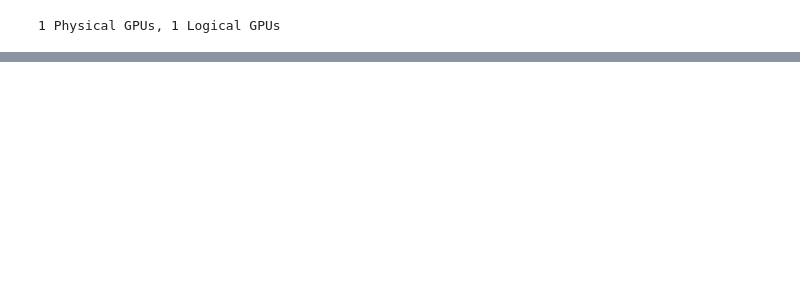
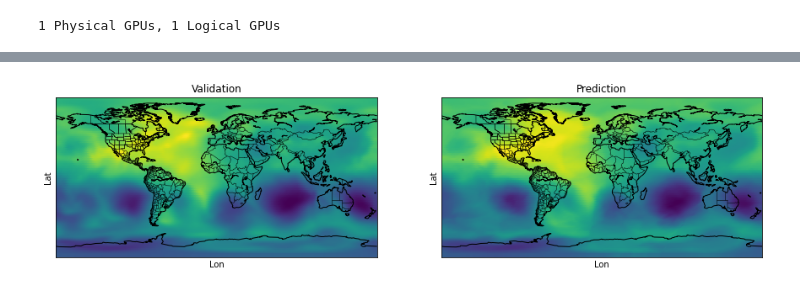
Before and after one commit to Cutwell/plymouth-university-proj518, a Jupyter notebook: saved_models/wind_time_regression.ipynb, the cells around one changed output, grey strips where cells are left out. Cells and saved outputs as stored; diff of their text form; code cells hidden in the pictures; blank space fills up the shorter version.

```diff
--- a/saved_models/wind_time_regression.ipynb
+++ b/saved_models/wind_time_regression.ipynb
@@ -205,0 +183,12 @@ test(model, yscaler, coords=test_coords)
+# %%
+def mirror(model, df, yscaler):
+    pred_df = df.copy()
+
+    pred = model.predict(pred_df)  # batch predict using model
+
+    pred = yscaler.inverse_transform(pred)  # transform back to original scale
+
+    # join prediction with original dataframe
+    pred_df["Chi"] = pred
+
+    return pred_df
@@ -205,0 +198,82 @@ test(model, yscaler, coords=test_coords)
+# %%
+L = loadingbar.LoadingBar(df["Day"].max())
+
+# create a figure with two subplots
+fig, (ax1, ax2) = plt.subplots(1, 2, figsize=(15, 4))
+
+df_day = df[df["Day"] == df["Day"].min()]
+ax1.scatter(df_day["Lon"], df_day["Lat"], c=df_day["Chi"], cmap="viridis")
+
+test_df = df_day.drop(columns=["Chi"])
+wind_time_predicted = mirror(model, test_df, yscaler)
+ax2.scatter(
+    wind_time_predicted["Lon"],
+    wind_time_predicted["Lat"],
+    c=wind_time_predicted["Chi"],
+    cmap="viridis",
+)
+
+ax1.set_xlabel("Lon")
+ax1.set_ylabel("Lat")
+ax1.set_title("Validation")
+
+ax2.set_xlabel("Lon")
+ax2.set_ylabel("Lat")
+ax2.set_title("Prediction")
+
+mp1 = Basemap(ax=ax1)
+mp2 = Basemap(ax=ax2)
+
+
+def update(i):
+    L.update(1)
+
+    if i > 228:
+        i = 0
+
+    ax1.clear()
+    ax1.collections.clear()
+
+    ax2.clear()
+    ax2.collections.clear()
+
+    df_day = df[df["Day"] == i]
+    ax1.scatter(df_day["Lon"], df_day["Lat"], c=df_day["Chi"], cmap="viridis")
+    mp1.drawcoastlines()
+    mp1.drawstates()
+    mp1.drawcountries()
+
+    test_df = df_day.drop(columns=["Chi"])
+    wind_time_predicted = mirror(model, test_df, yscaler)
+    ax2.scatter(
+        wind_time_predicted["Lon"],
+        wind_time_predicted["Lat"],
+        c=wind_time_predicted["Chi"],
+        cmap="viridis",
+    )
+    mp2.drawcoastlines()
+    mp2.drawstates()
+    mp2.drawcountries()
+
+    ax1.set_xlabel("Lon")
+    ax1.set_ylabel("Lat")
+    ax1.set_title("Validation")
+
+    ax2.set_xlabel("Lon")
+    ax2.set_ylabel("Lat")
+    ax2.set_title("Prediction")
+
+
+ani = animation.FuncAnimation(
+    fig, update, frames=df["Day"].max(), interval=100, blit=False
+)
+
+test_gif_path = os.path.join(
+    os.getcwd(),
+    "saved_models",
+    f"wind_time_regression_model_test_{TIMESTAMP}.gif",
+)
+ani.save(test_gif_path, writer="imagemagick")
+
+L.done()
+# %% [output]
@@ -205,0 +281 @@ test(model, yscaler, coords=test_coords)
+[figure, added]
```
Also changed, not shown: parts of 29 cells of this notebook, 14 other files.
